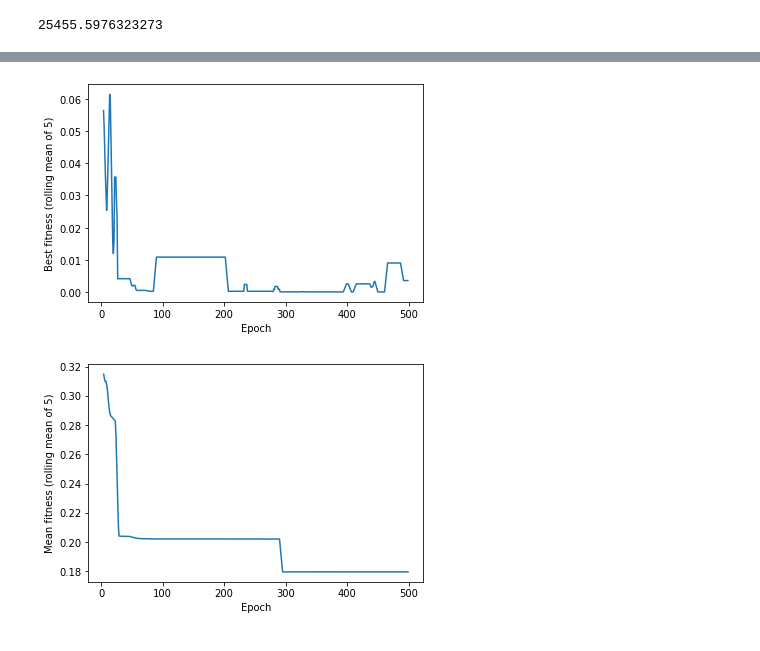
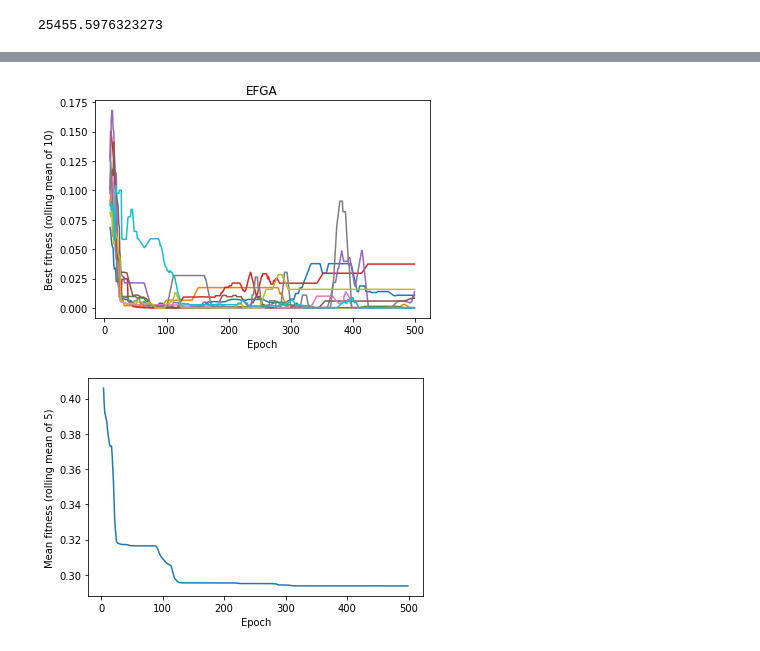
Before and after one commit to Arattel/Fuzzy_genetic_algorithms_implementations, a Jupyter notebook: efga.ipynb, the cells around one changed output, grey strips where cells are left out. Saved outputs shown, nothing was run; the diff lists cells and outputs as text; code cells hidden in the pictures.

```diff
--- a/efga.ipynb
+++ b/efga.ipynb
@@ -62,13 +65,15 @@ def mutation(loc,):
         return genome + np.random.normal(loc, scale=3)
     return _mutation
 # %%
-def simulation(  N = 50, epochs: int =  100, verbose = False, default_params = Conf.default_params, conf: SimulationConfig = SimulationConfig()):
+def simulation(  N = 50, epochs: int =  100, verbose = False, default_params = Conf.default_params, conf: SimulationConfig = SimulationConfig(), fitness_fn = schwefel):
+    N_FITNESS_FN_CALLS: int = 0
     params = default_params
     n_subpop_individuals = np.round(N * params['subPopSize']).astype(int)
 
 
     genomes = np.random.uniform(low=-conf.x_range, high=conf.x_range, size=(N, 5))
-    fitness = np.apply_along_axis(schwefel, 1, genomes)
+    fitness = np.apply_along_axis(fitness_fn, 1, genomes)
+    N_FITNESS_FN_CALLS += genomes.shape[0]
     worst_initial_fitness = np.max(fitness)
     fitness = fitness / worst_initial_fitness
     heap = create_heap(fitness)
@@ -124,7 +129,8 @@ def simulation(  N = 50, epochs: int =  100, verbose = False, default_params = C
 
         # Calculating children fitness, replacing worst solutions with good childre
         prev_avg_fitness = np.mean([i[2] for i in heap])
-        child_fitness = np.apply_along_axis(schwefel, 1, child_genomes) / worst_initial_fitness
+        child_fitness = np.apply_along_axis(fitness_fn, 1, child_genomes) / worst_initial_fitness
+        N_FITNESS_FN_CALLS += child_genomes.shape[0]
         use_to_replace = child_fitness < avg_fitness
 
         if use_to_replace.sum():
@@ -162,10 +168,10 @@ def simulation(  N = 50, epochs: int =  100, verbose = False, default_params = C
         if verbose:
             print(f'Best solution: {genomes[heap[0][1]]}, fitness: {heap[0][2]}, avg fitness: {cur_avg_fitness}')
 
-        history.append({'best_fitness': schwefel(genomes[heap[0][1]])/worst_initial_fitness, 'avg_fitness': cur_avg_fitness})
+        history.append({'best_fitness': fitness_fn(genomes[heap[0][1]])/worst_initial_fitness, 'avg_fitness': cur_avg_fitness})
 
-
-
-    return pd.DataFrame.from_records(history), genomes[heap[0][1]]
+    df = pd.DataFrame.from_records(history)
+    df['worst_fitness'] = worst_initial_fitness
+    return df, genomes[heap[0][1]], N_FITNESS_FN_CALLS
 # %%
-history, best_solution = simulation(epochs=500)
+history, best_solution, ncalls = simulation(epochs=500)
@@ -172,3 +203,9 @@ history, best_solution = simulation(epochs=500)
+# %%
+records = pd.DataFrame()
+for i in range(10):
+    history, best_solution = simulation(epochs=500)
+    history['minimized'] = schwefel(best_solution)
+    records = records.append(history)
 # %%
 schwefel(best_solution)
 # %% [output]
@@ -175,0 +213,4 @@ schwefel(best_solution)
+# %%
+records['iter'] = np.nan
+for i in range(10):
+    records['iter'][i*500:(i+1)*500] = i
@@ -176,14 +235,19 @@ schwefel(best_solution)
 # %%
-plt.plot(history.best_fitness.rolling(5).mean())
+for i in range(10):
+    history  = records[records.iter == i]
+    plt.plot(history.best_fitness.rolling(10).mean())
+
+
 plt.xlabel('Epoch')
-plt.ylabel('Best fitness (rolling mean of 5)')
+plt.ylabel('Best fitness (rolling mean of 10)')
+plt.title('EFGA')
 plt.show()
 # %% [output]
-[figure, old version]
+[figure, new version]
 # %%
 plt.plot(history.avg_fitness.rolling(5).mean())
 plt.xlabel('Epoch')
 plt.ylabel('Mean fitness (rolling mean of 5)')
 plt.show()
 # %% [output]
-[figure, old version]
+[figure, new version]
```
Also changed, not shown: parts of 7 cells of this notebook, 7 other files.
